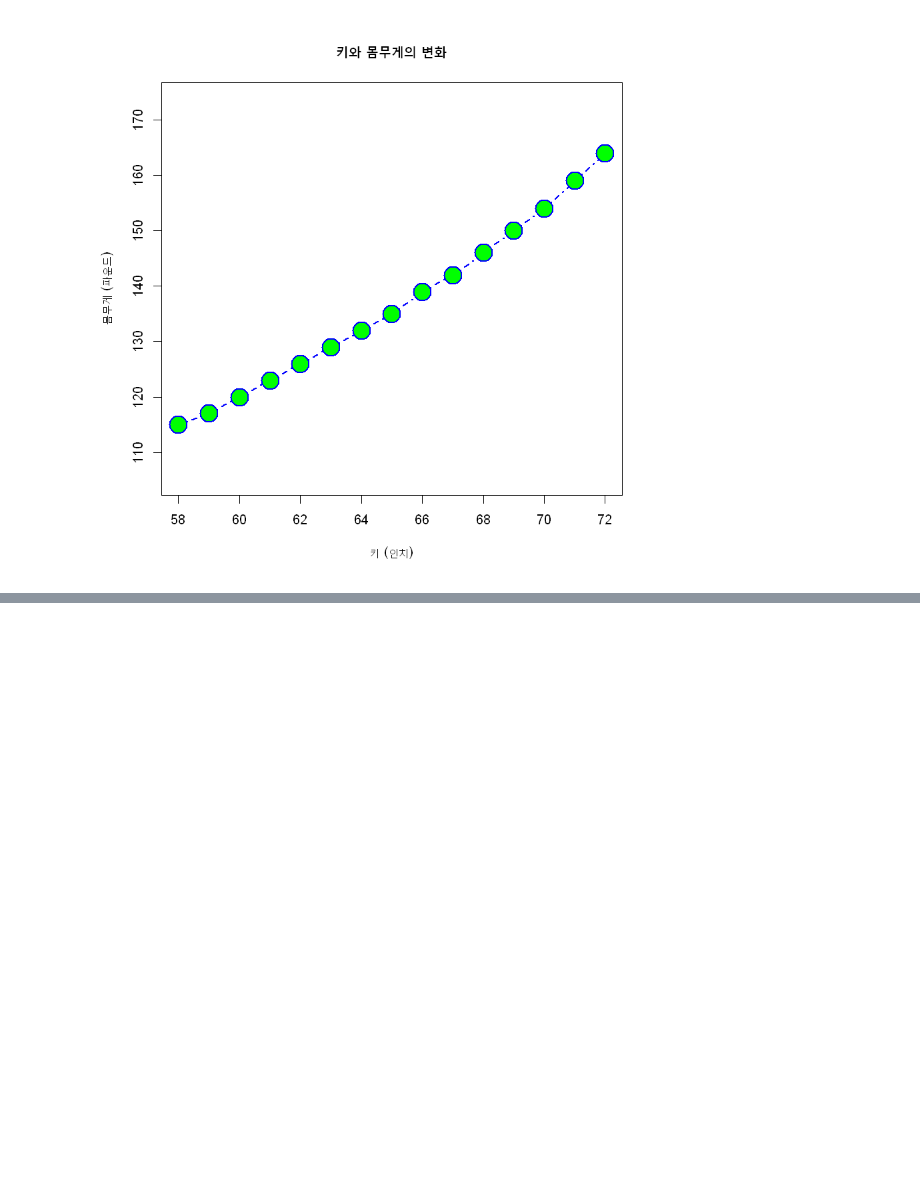
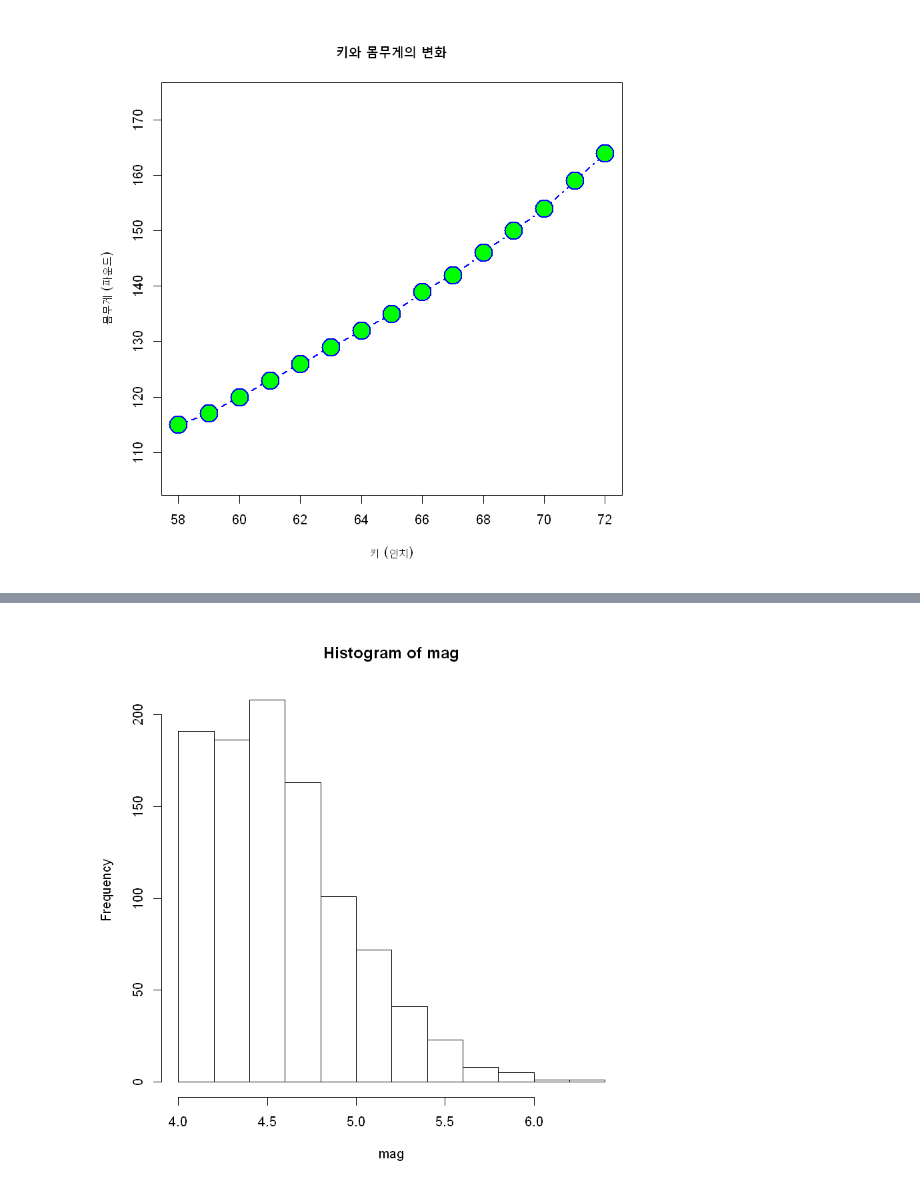
Before and after one commit to DojunPark/R_Programming, a Jupyter notebook: 05_chart_programming.ipynb, the cells around one changed output, grey strips where cells are left out. Drawn from its saved outputs; the diff is of its cells as text; code cells hidden in the pictures; blank space fills up the shorter version.

Commit message:
update chart programming

```diff
--- a/04_chart_programming.ipynb
+++ b/05_chart_programming.ipynb
@@ -230,0 +253,3 @@ plot(x=height, y=weight, xlim=c(min(height), max(height)), ylim=c(min(weight)-10
+# %%
+mag <- quakes$mag
+mag
@@ -230,0 +274,4 @@ plot(x=height, y=weight, xlim=c(min(height), max(height)), ylim=c(min(weight)-10
+# %%
+hist(mag)
+# %% [output]
+[figure, added]
```
Also changed, not shown: parts of 32 cells of this notebook.
